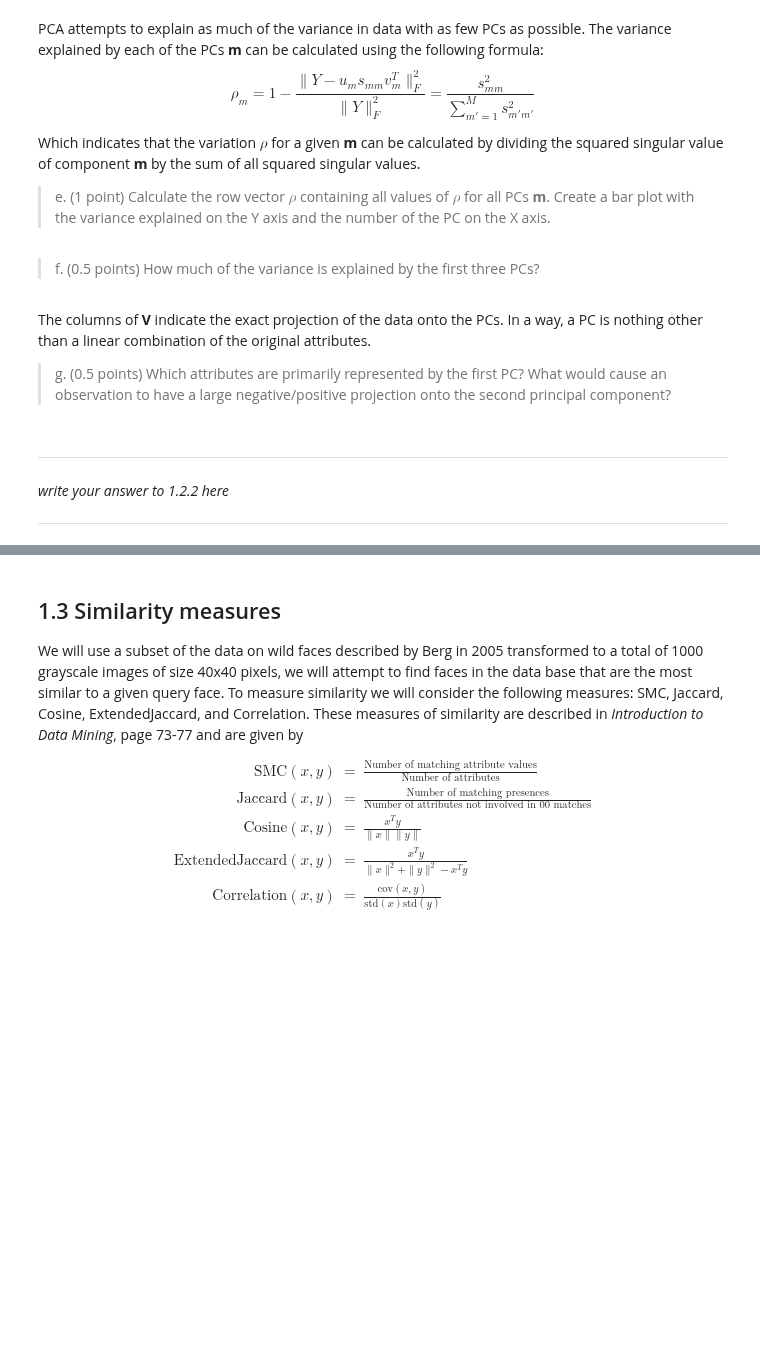
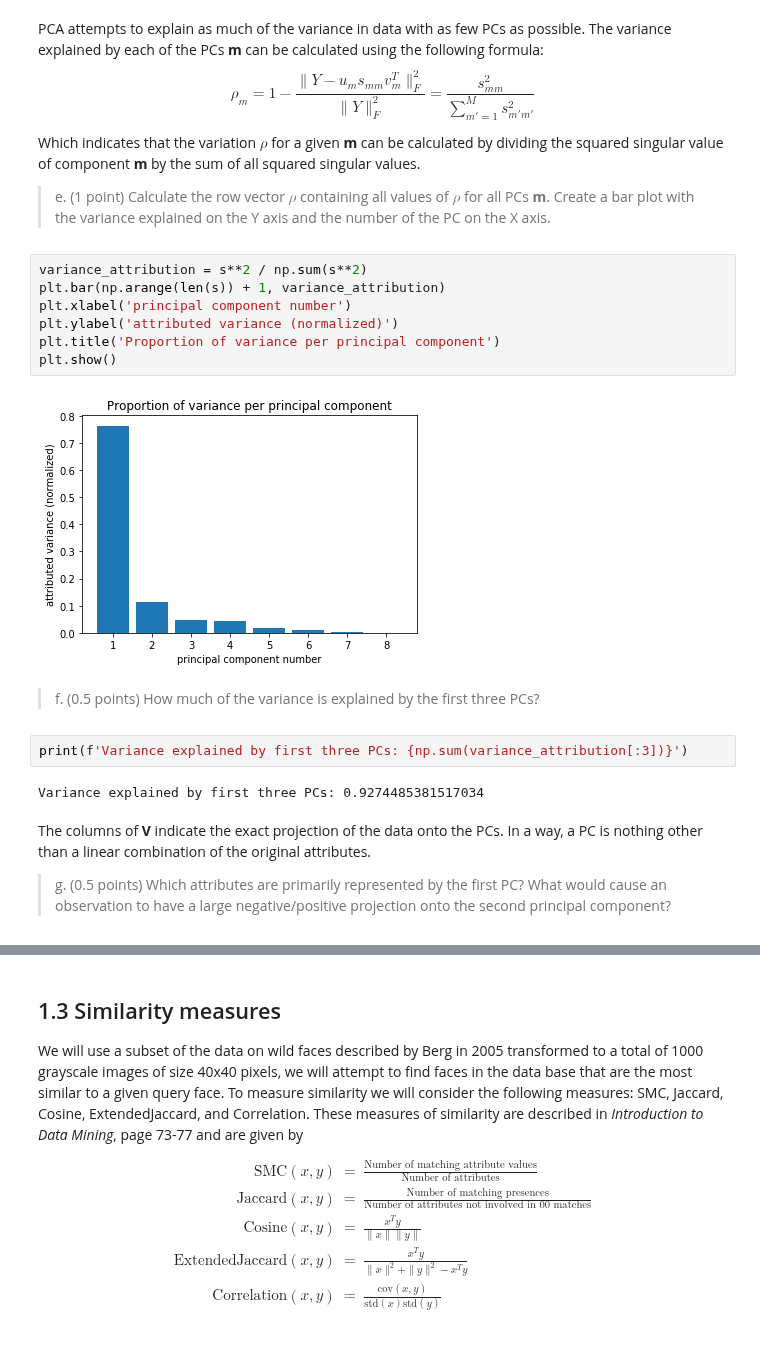
Before and after one commit to gabrielraya/Data-Mining, a Jupyter notebook: Assignment_1.ipynb, the cells around one changed output, grey strips where cells are left out. Cells and saved outputs as stored; diff of their text form; blank space fills up the shorter version.

```diff
--- a/Assignment_1.ipynb
+++ b/Assignment_1.ipynb
@@ -464,13 +498,21 @@ $$\rho_m = 1 - \frac{\|{Y} - {u}_m s_{mm} {v}_m^T\|^2_F}{\|{Y}\|^2_F} = \frac{s_
 
 Which indicates that the variation $\rho$ for a given **m** can be calculated by dividing the squared singular value of component **m** by the sum of all squared singular values.
 > e. (1 point) Calculate the row vector $\rho$ containing all values of $\rho$ for all PCs **m**. Create a bar plot with the variance explained on the Y axis and the number of the PC on the X axis.
+# %%
+variance_attribution = s**2 / np.sum(s**2)
+plt.bar(np.arange(len(s)) + 1, variance_attribution)
+plt.xlabel('principal component number')
+plt.ylabel('attributed variance (normalized)')
+plt.title('Proportion of variance per principal component')
+plt.show()
+# %% [output]
+[figure, added]
 # %% [markdown]
 > f. (0.5 points) How much of the variance is explained by the first three PCs?
+# %%
+print(f'Variance explained by first three PCs: {np.sum(variance_attribution[:3])}')
+# %% [output]
+Variance explained by first three PCs: 0.9274485381517034
 # %% [markdown]
 The columns of **V** indicate the exact projection of the data onto the PCs. In a way, a PC is nothing other than a linear combination of the original attributes.
 > g. (0.5 points) Which attributes are primarily represented by the first PC? What would cause an observation to have a large negative/positive projection onto the second principal component?
-# %% [markdown]
-----
-_write your answer to 1.2.2 here_
-
------
```
Also changed, not shown: parts of 6 cells of this notebook.
